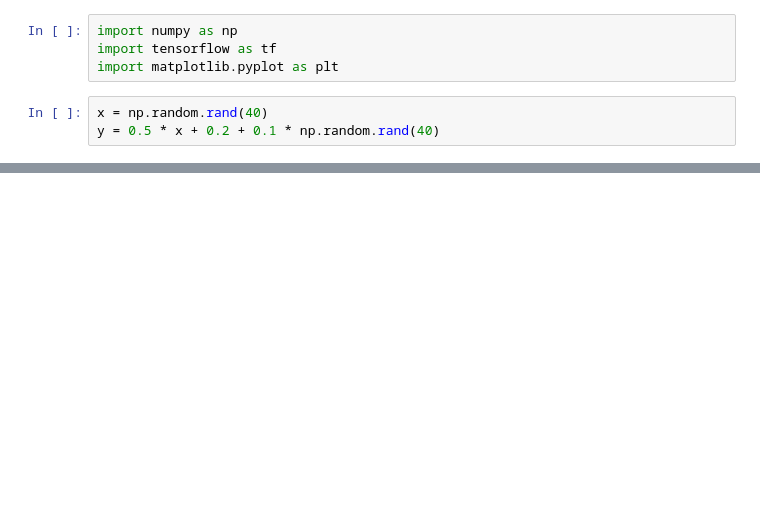
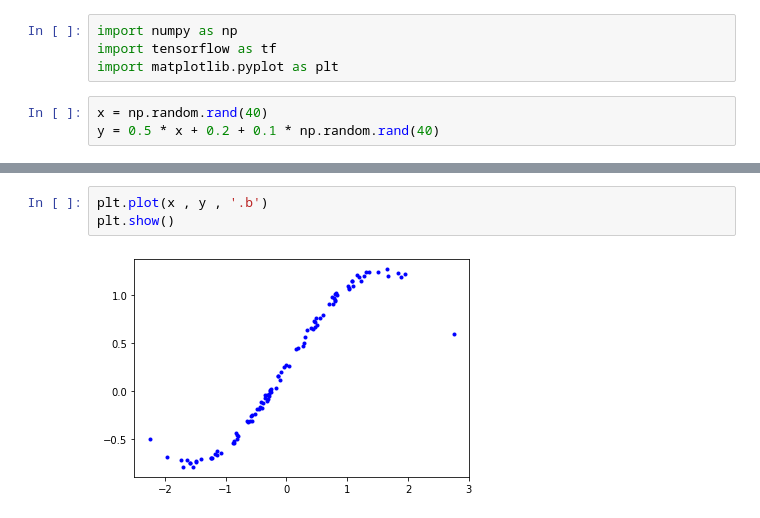
Before and after one commit to xHexlabx/AI-models, a Jupyter notebook: Linear Regression/Sample_Linear_Regression.ipynb, the cells around one changed output, grey strips where cells are left out. Saved outputs shown, nothing was run; the diff lists cells and outputs as text; blank space fills up the shorter version.

```diff
--- a/Linear Regression/Sample_Linear_Regression.ipynb
+++ b/Linear Regression/Sample_Linear_Regression.ipynb
@@ -81,0 +111,5 @@ plt.show()
+# %%
+plt.plot(x , y , '.b')
+plt.show()
+# %% [output]
+[figure, added]
```
Also changed, not shown: parts of 13 cells of this notebook.
